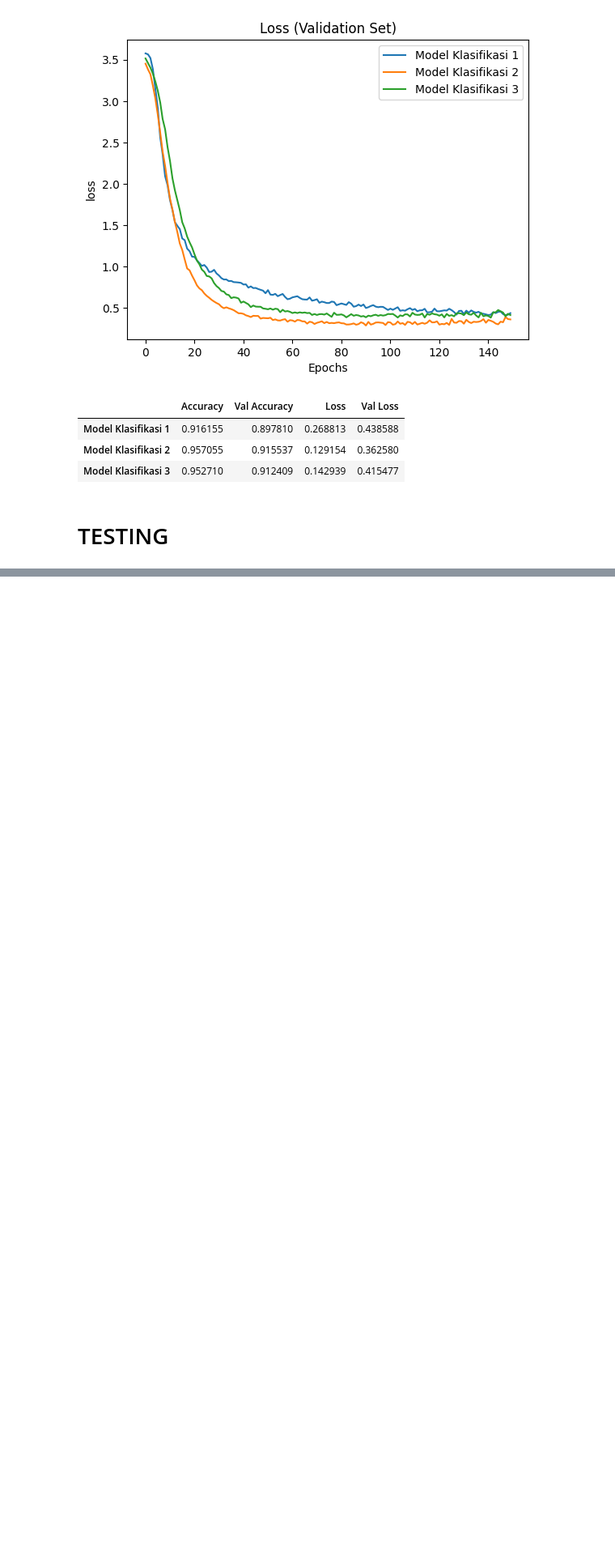
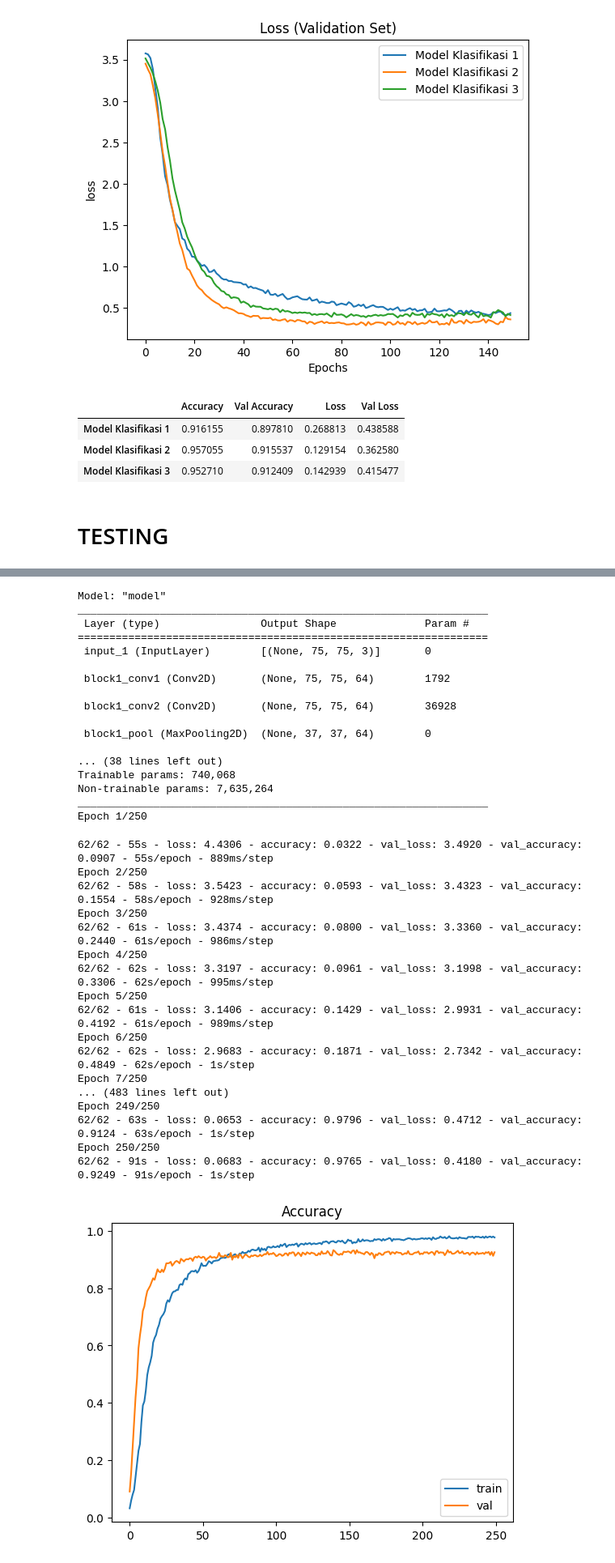
Before and after one commit to smart-parking-ta/smart-parking, a Jupyter notebook: character_recognition_indo.ipynb, the cells around one changed output, grey strips where cells are left out. Shown at 81% size. Saved outputs shown, nothing was run; the diff lists cells and outputs as text; code cells hidden in the pictures; blank space fills up the shorter version.

```diff
--- a/character_recognition_indo.ipynb
+++ b/character_recognition_indo.ipynb
@@ -492,0 +615,55 @@ Image.fromarray(result['images'])
+# %%
+vgg16_2 = VGG16(input_shape = (75, 75, 3),
+            include_top = False,
+            weights = 'imagenet')
+
+for layer in vgg16_2.layers:
+    layer.trainable = False
+
+x = tf.keras.layers.Conv2D(128, (3, 3), activation='relu')(vgg16_2.get_layer('block4_pool').output)
+x = tf.keras.layers.Flatten()(x)
+x = tf.keras.layers.Dense(256, activation = 'relu')(x)
+x = tf.keras.layers.Dropout(0.6)(x)
+x = tf.keras.layers.Dense(64, activation = 'relu')(x)
+x = tf.keras.layers.Dropout(0.6)(x)
+x = tf.keras.layers.Dense(36, activation = 'softmax')(x)
+
+model_vgg16_2 = tf.keras.Model(vgg16_2.input, x)
+
+model_vgg16_2, history_vgg16_2 = training_model(model_vgg16_2)
+# %% [output]
+Model: "model"
+_________________________________________________________________
+ Layer (type)                Output Shape              Param #
+=================================================================
+ input_1 (InputLayer)        [(None, 75, 75, 3)]       0
+
+ block1_conv1 (Conv2D)       (None, 75, 75, 64)        1792
+
+ block1_conv2 (Conv2D)       (None, 75, 75, 64)        36928
+
+ block1_pool (MaxPooling2D)  (None, 37, 37, 64)        0
+
+... (38 lines left out)
+Trainable params: 740,068
+Non-trainable params: 7,635,264
+_________________________________________________________________
+Epoch 1/250
+62/62 - 55s - loss: 4.4306 - accuracy: 0.0322 - val_loss: 3.4920 - val_accuracy: 0.0907 - 55s/epoch - 889ms/step
+Epoch 2/250
+62/62 - 58s - loss: 3.5423 - accuracy: 0.0593 - val_loss: 3.4323 - val_accuracy: 0.1554 - 58s/epoch - 928ms/step
+Epoch 3/250
+62/62 - 61s - loss: 3.4374 - accuracy: 0.0800 - val_loss: 3.3360 - val_accuracy: 0.2440 - 61s/epoch - 986ms/step
+Epoch 4/250
+62/62 - 62s - loss: 3.3197 - accuracy: 0.0961 - val_loss: 3.1998 - val_accuracy: 0.3306 - 62s/epoch - 995ms/step
+Epoch 5/250
+62/62 - 61s - loss: 3.1406 - accuracy: 0.1429 - val_loss: 2.9931 - val_accuracy: 0.4192 - 61s/epoch - 989ms/step
+Epoch 6/250
+62/62 - 62s - loss: 2.9683 - accuracy: 0.1871 - val_loss: 2.7342 - val_accuracy: 0.4849 - 62s/epoch - 1s/step
+Epoch 7/250
+... (483 lines left out)
+Epoch 249/250
+62/62 - 63s - loss: 0.0653 - accuracy: 0.9796 - val_loss: 0.4712 - val_accuracy: 0.9124 - 63s/epoch - 1s/step
+Epoch 250/250
+62/62 - 91s - loss: 0.0683 - accuracy: 0.9765 - val_loss: 0.4180 - val_accuracy: 0.9249 - 91s/epoch - 1s/step
+[figure, added]
```
Also changed, not shown: parts of 16 cells of this notebook, 1 other file.
